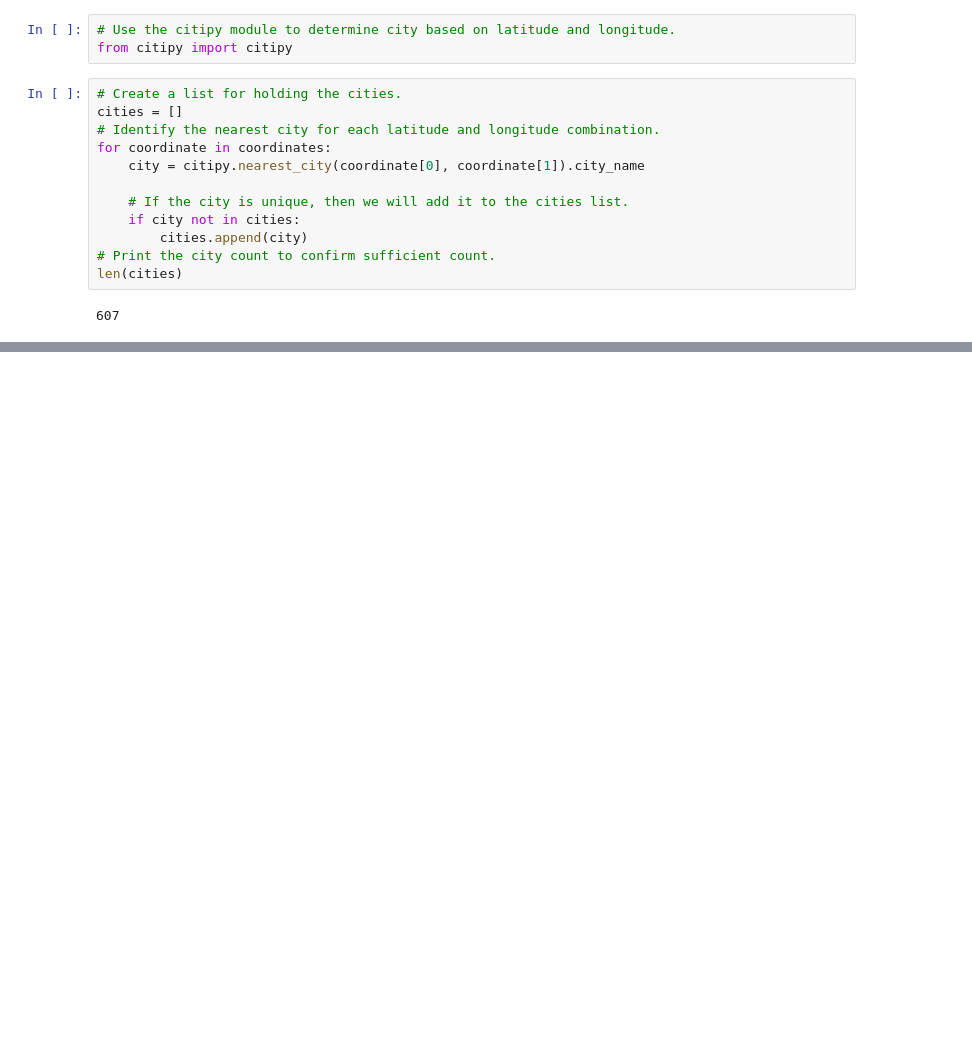
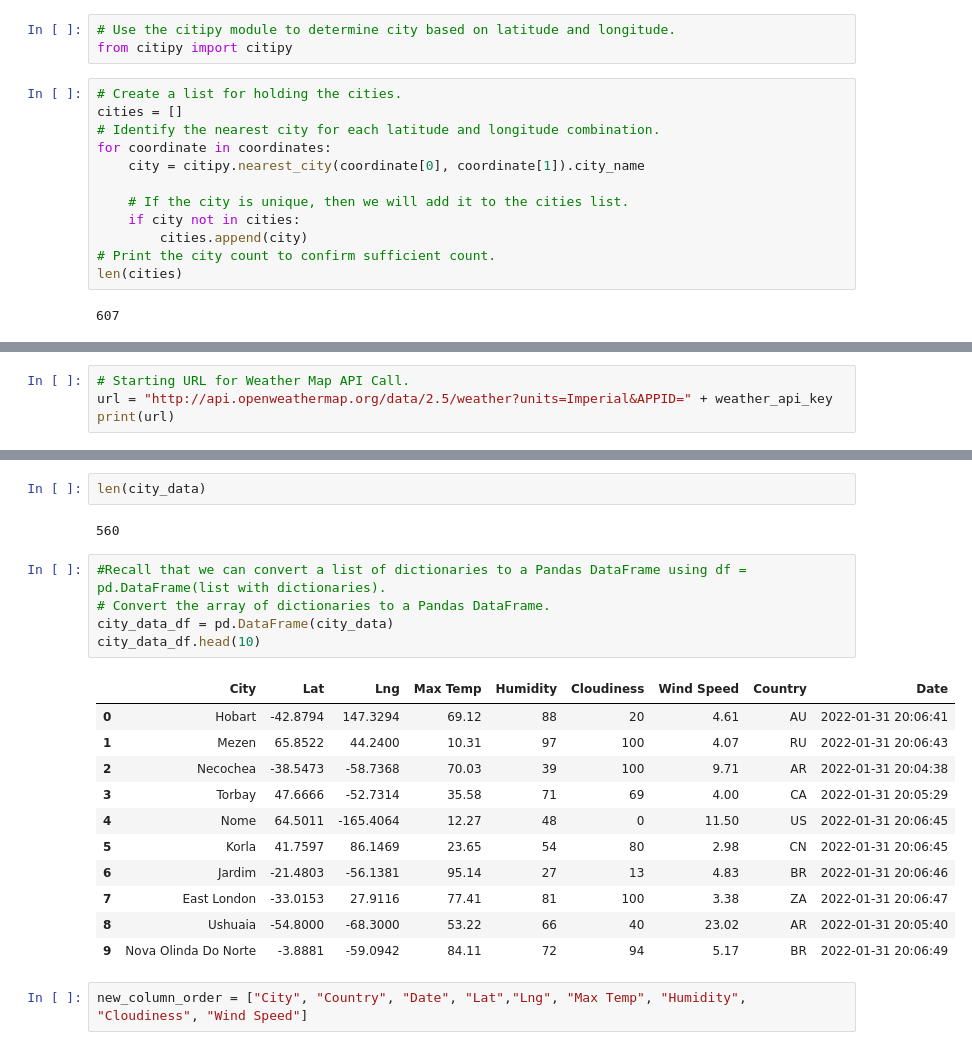
Before and after one commit to AleCano1/World_Weather_Analysis, a Jupyter notebook: WeatherPy.ipynb, the cells around one changed output, grey strips where cells are left out. Cells and saved outputs as stored; diff of their text form; blank space fills up the shorter version.

```diff
--- a/WeatherPy.ipynb
+++ b/WeatherPy.ipynb
@@ -33,0 +40,4 @@ len(cities)
+# %%
+# Starting URL for Weather Map API Call.
+url = "http://api.openweathermap.org/data/2.5/weather?units=Imperial&APPID=" + weather_api_key
+print(url)
@@ -33,0 +130,23 @@ len(cities)
+# %%
+len(city_data)
+# %% [output]
+560
+# %%
+#Recall that we can convert a list of dictionaries to a Pandas DataFrame using df = pd.DataFrame(list with dictionaries).
+# Convert the array of dictionaries to a Pandas DataFrame.
+city_data_df = pd.DataFrame(city_data)
+city_data_df.head(10)
+# %% [output]
+|  | City | Lat | Lng | Max Temp | Humidity | Cloudiness | Wind Speed | Country | Date |
+| 0 | Hobart | -42.8794 | 147.3294 | 69.12 | 88 | 20 | 4.61 | AU | 2022-01-31 20:06:41 |
+| 1 | Mezen | 65.8522 | 44.2400 | 10.31 | 97 | 100 | 4.07 | RU | 2022-01-31 20:06:43 |
+| 2 | Necochea | -38.5473 | -58.7368 | 70.03 | 39 | 100 | 9.71 | AR | 2022-01-31 20:04:38 |
+| 3 | Torbay | 47.6666 | -52.7314 | 35.58 | 71 | 69 | 4.00 | CA | 2022-01-31 20:05:29 |
+| 4 | Nome | 64.5011 | -165.4064 | 12.27 | 48 | 0 | 11.50 | US | 2022-01-31 20:06:45 |
+| 5 | Korla | 41.7597 | 86.1469 | 23.65 | 54 | 80 | 2.98 | CN | 2022-01-31 20:06:45 |
+| 6 | Jardim | -21.4803 | -56.1381 | 95.14 | 27 | 13 | 4.83 | BR | 2022-01-31 20:06:46 |
+| 7 | East London | -33.0153 | 27.9116 | 77.41 | 81 | 100 | 3.38 | ZA | 2022-01-31 20:06:47 |
+| 8 | Ushuaia | -54.8000 | -68.3000 | 53.22 | 66 | 40 | 23.02 | AR | 2022-01-31 20:05:40 |
+| 9 | Nova Olinda Do Norte | -3.8881 | -59.0942 | 84.11 | 72 | 94 | 5.17 | BR | 2022-01-31 20:06:49 |
+# %%
+new_column_order = ["City", "Country", "Date", "Lat","Lng", "Max Temp", "Humidity", "Cloudiness", "Wind Speed"]
```
Also changed, not shown: parts of 6 cells of this notebook, 2 other files.
